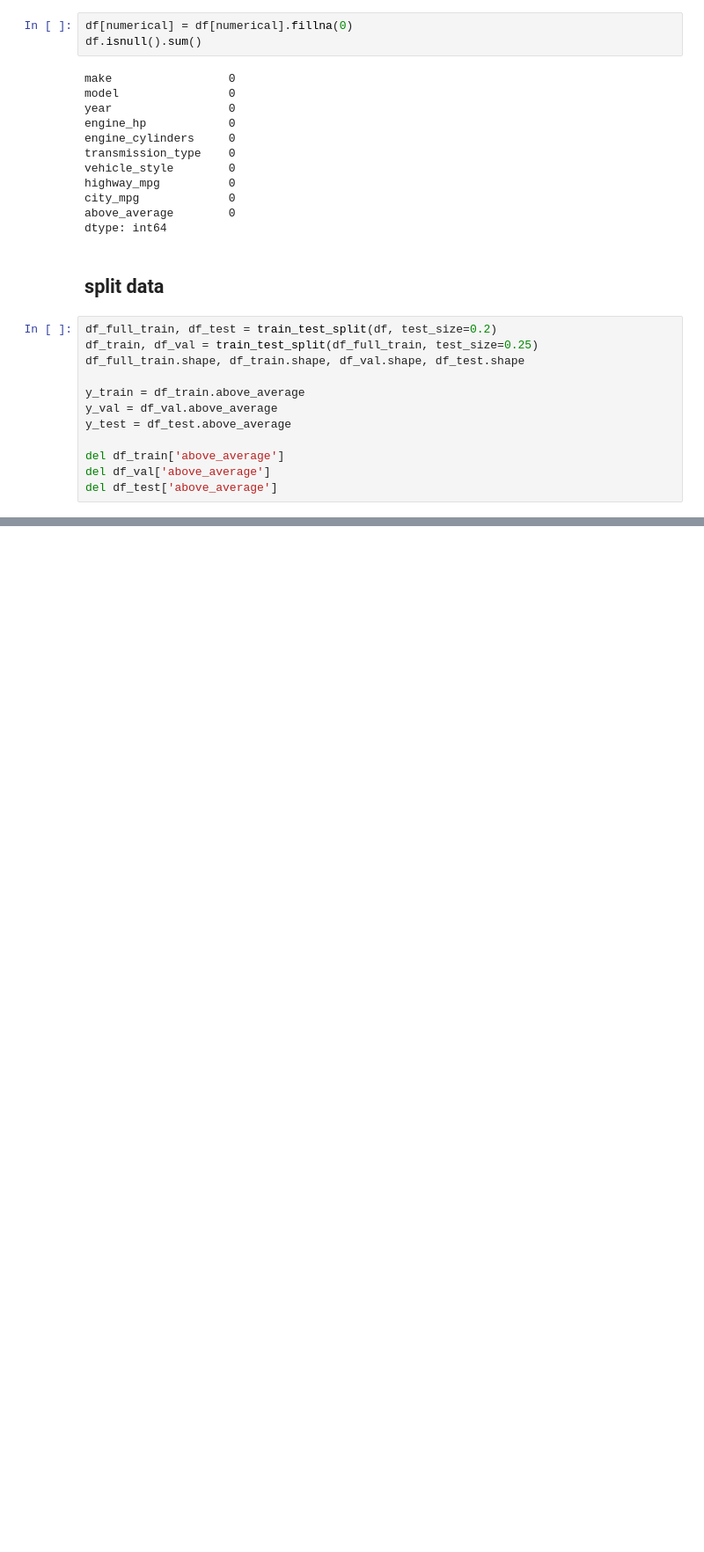
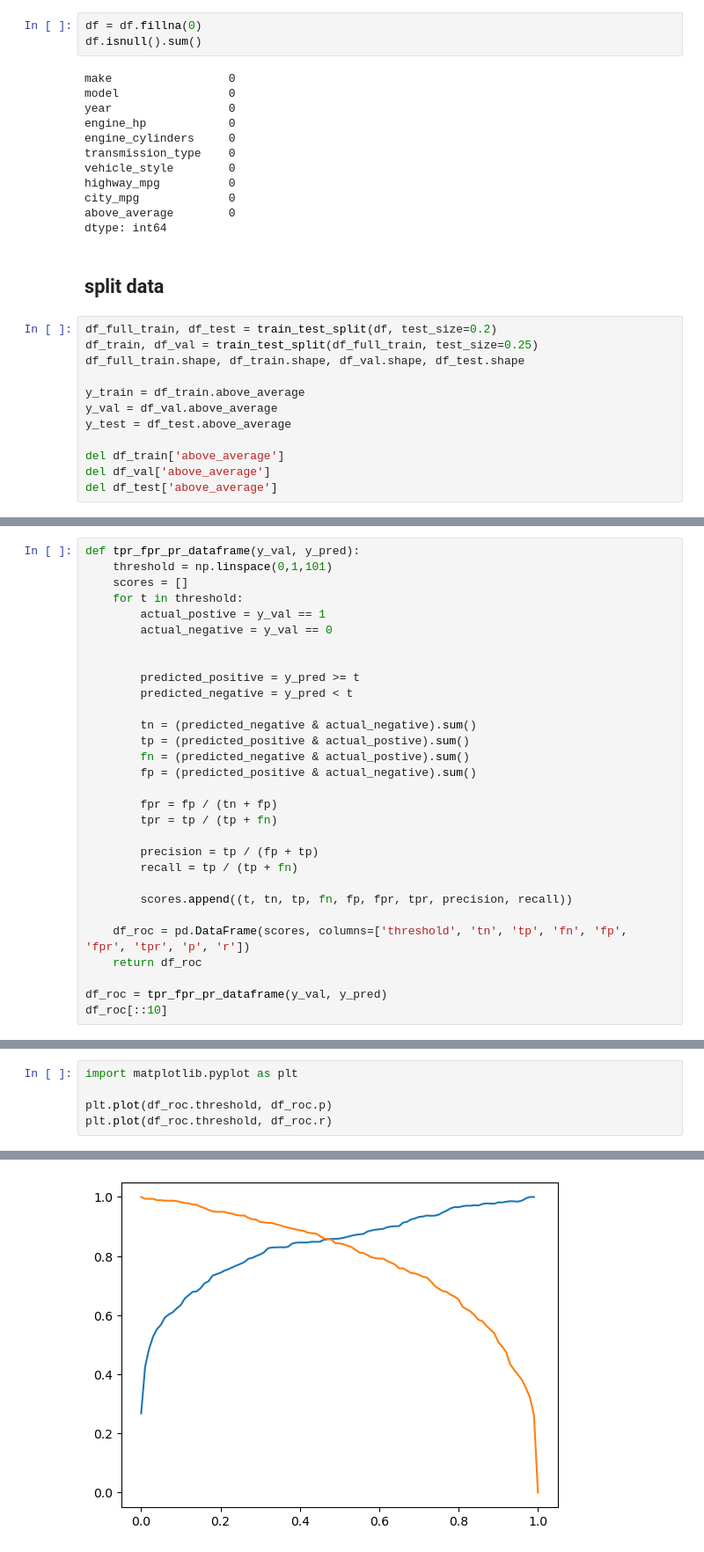
Before and after one commit to alabamustapha/ml-zoomcamp-2023, a Jupyter notebook: homeworks/module_4/Evaluation with Car Price Data.ipynb, the cells around one changed output, grey strips where cells are left out. Shown: that part at 88% size. Cells and saved outputs as stored; diff of their text form; blank space fills up the shorter version.

Commit message:
precision and recall meeting point

```diff
--- a/homeworks/module_4/Evaluation with Car Price Data.ipynb
+++ b/homeworks/module_4/Evaluation with Car Price Data.ipynb
@@ -58,7 +61,7 @@ numerical
 # %% [output]
 ['year', 'engine_hp', 'engine_cylinders', 'highway_mpg', 'city_mpg']
 # %%
-df[numerical] = df[numerical].fillna(0)
+df = df.fillna(0)
 df.isnull().sum()
 # %% [output]
 make                 0
@@ -102,0 +163,30 @@ engine_cylinders: 0.760014
+# %%
+def tpr_fpr_pr_dataframe(y_val, y_pred):
+    threshold = np.linspace(0,1,101)
+    scores = []
+    for t in threshold:
+        actual_postive = y_val == 1
+        actual_negative = y_val == 0
+
+
+        predicted_positive = y_pred >= t
+        predicted_negative = y_pred < t
+
+        tn = (predicted_negative & actual_negative).sum()
+        tp = (predicted_positive & actual_postive).sum()
+        fn = (predicted_negative & actual_postive).sum()
+        fp = (predicted_positive & actual_negative).sum()
+
+        fpr = fp / (tn + fp)
+        tpr = tp / (tp + fn)
+
+        precision = tp / (fp + tp)
+        recall = tp / (tp + fn)
+
+        scores.append((t, tn, tp, fn, fp, fpr, tpr, precision, recall))
+
+    df_roc = pd.DataFrame(scores, columns=['threshold', 'tn', 'tp', 'fn', 'fp', 'fpr', 'tpr', 'p', 'r'])
+    return df_roc
+
+df_roc = tpr_fpr_pr_dataframe(y_val, y_pred)
+df_roc[::10]
@@ -102,0 +211,6 @@ engine_cylinders: 0.760014
+# %%
+import matplotlib.pyplot as plt
+
+plt.plot(df_roc.threshold, df_roc.p)
+plt.plot(df_roc.threshold, df_roc.r)
+# %% [output]
@@ -102,0 +218 @@ engine_cylinders: 0.760014
+[figure, added]
```
Also changed, not shown: parts of 13 cells of this notebook.
